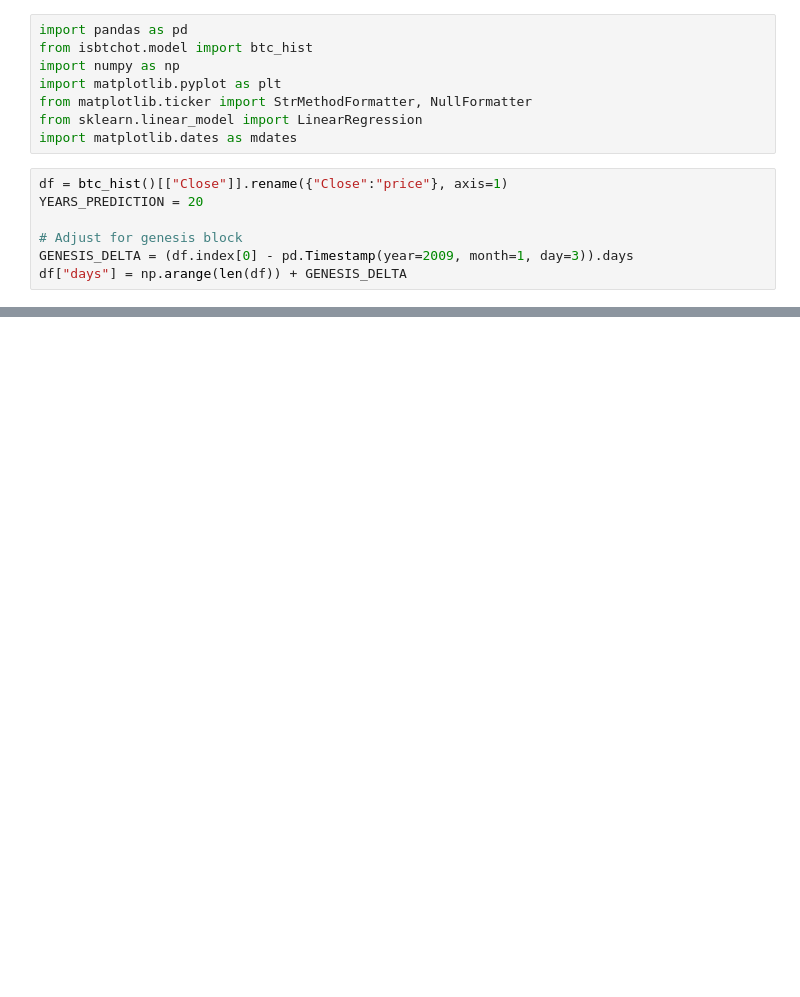
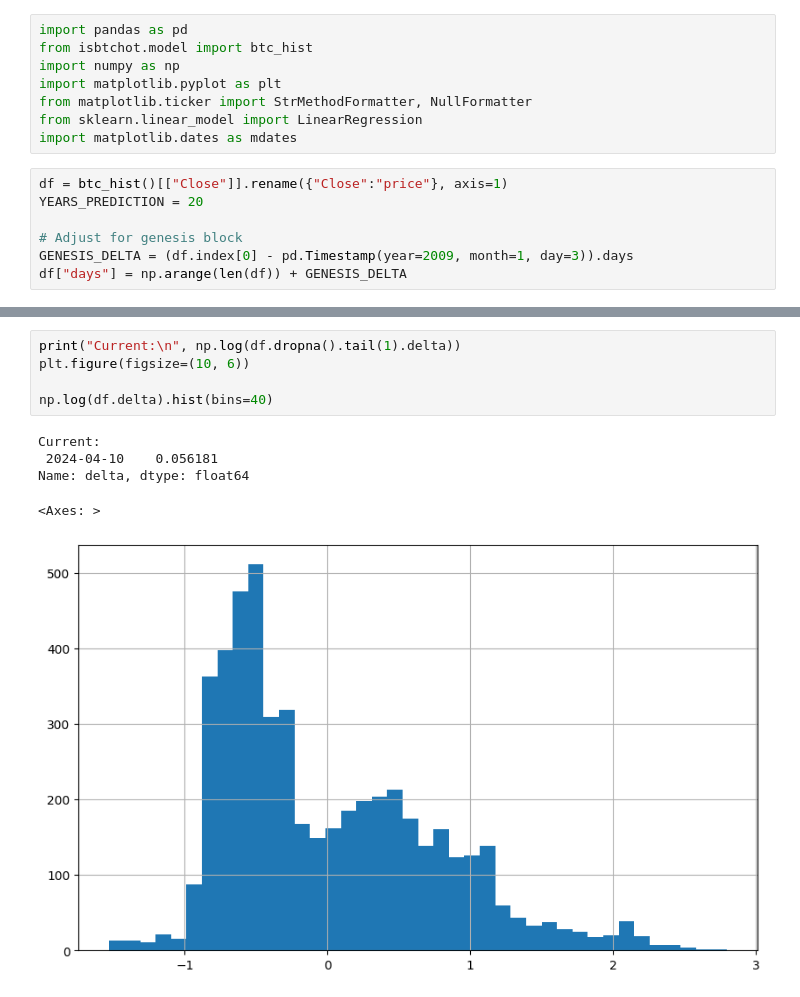
Before and after one commit to dakixr/isbtchot, a Jupyter notebook: notebooks/power_law.ipynb, the cells around one changed output, grey strips where cells are left out. Drawn from its saved outputs; the diff is of its cells as text; blank space fills up the shorter version.

```diff
--- a/notebooks/power_law.ipynb
+++ b/notebooks/power_law.ipynb
@@ -155,0 +163,11 @@ plt.show()
+# %%
+print("Current:\n", np.log(df.dropna().tail(1).delta))
+plt.figure(figsize=(10, 6))
+
+np.log(df.delta).hist(bins=40)
+# %% [output]
+Current:
+ 2024-04-10    0.056181
+Name: delta, dtype: float64
+<Axes: >
+[figure, added]
```
Also changed, not shown: parts of 11 cells of this notebook.
